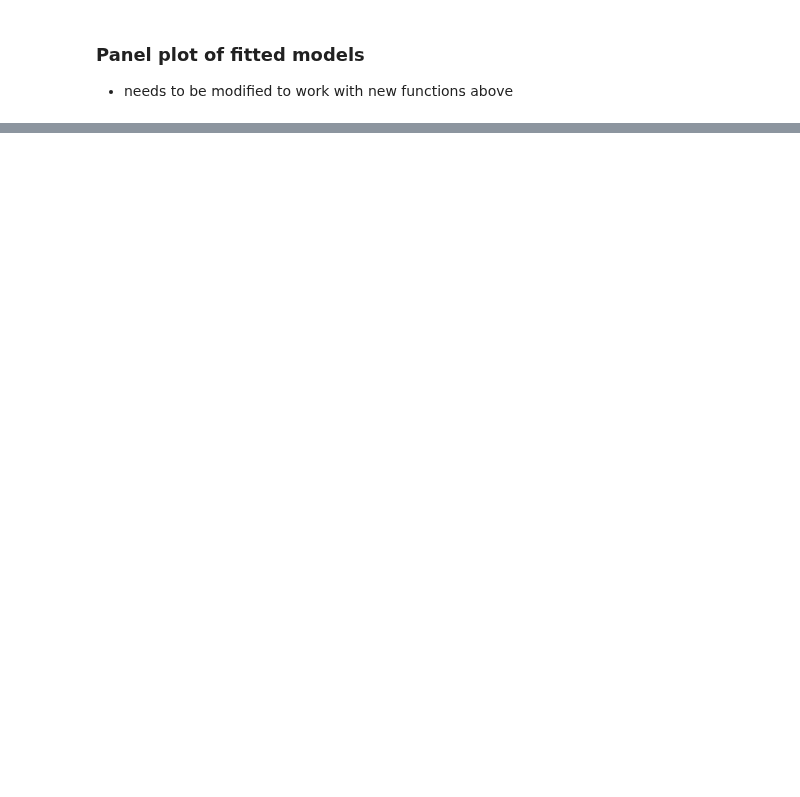
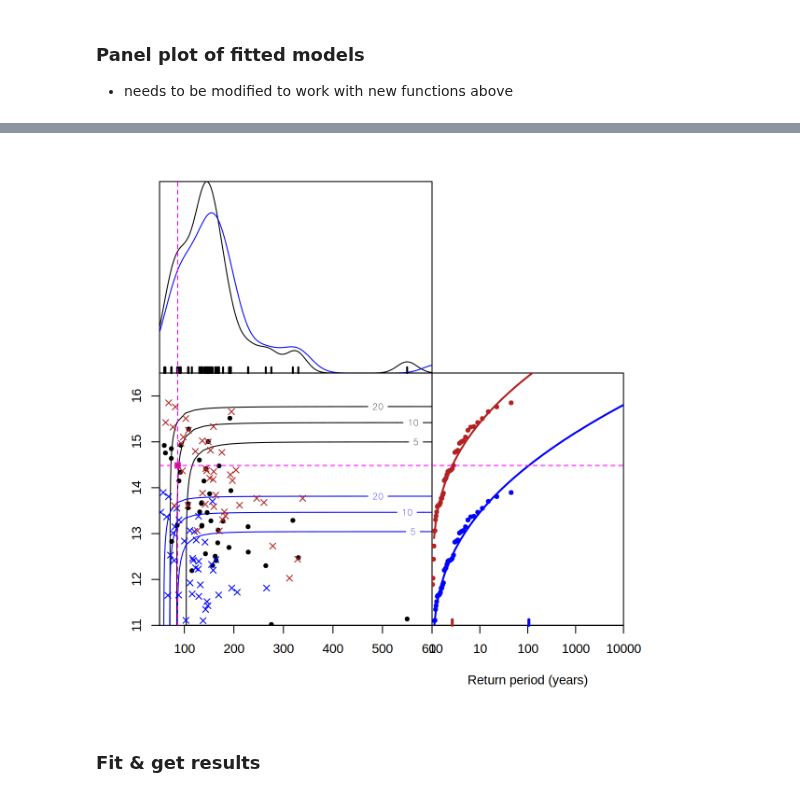
Before and after one commit to clairbarnes/wwa-archive, a Jupyter notebook: 23-03_EA-drought/EA_drought_1R_observations.ipynb, the cells around one changed output, grey strips where cells are left out. Drawn from its saved outputs; the diff is of its cells as text; code cells hidden in the pictures; blank space fills up the shorter version.

```diff
--- a/23-03_EA-drought/EA_drought_1R_observations.ipynb
+++ b/23-03_EA-drought/EA_drought_1R_observations.ipynb
@@ -355,0 +119,46 @@ Warning message in rug(df$pr_ond, lwd = 2):
+# %%
+rc = c(1,1); w = 6; h = w; options(repr.plot.width = rc[2]*w, repr.plot.height = rc[1]*h, repr.plot.res = 200); par(mfrow = rc, pch = 20, xaxs = "i", yaxs = "i")
+layout(matrix(c(1,2,3,4),2,2), widths = c(3,2), heights = c(2,3))
+
+xrange = c(50,600)
+yrange = c(11,16.5)
+
+par(mar = c(0,4.1,2.1,0))
+plot(density(mdl_pr$x), xaxt = "n", yaxt = "n", xlab = "", xlim = xrange, ylab = "", main = "", col = "black")
+rug(mdl_pr$x, lwd = 2)
+lines(density(map_from_u(map_to_u(mdl_pr), mdl_pr, cov1 = df$gmst[df$year == 2022])), xaxt = "n", yaxt = "n", xlab = "", xlim = xrange, ylab = "", main = "", col = "blue")
+abline(v = mdl_pr$x[df$year == "2022"], col = "magenta", lty = 2)
+# plot_returnperiods(mdl_pr, cov1 = df$gmst[df$year == 2022], cov2 = df$gmst[df$year == 2022] - 1.2, event_value = mdl_pr$x[df$year == 2022])
+
+par(mar = c(5.4,4.1,0,0))
+contour(copula_mesh(mdl_pr, mdl_tas, cfit, df$gmst[df$year == 2022], xrange = xrange, yrange = yrange), levels = 1/c(5,10,20), labels = c(5,10,20))
+contour(copula_mesh(mdl_pr, mdl_tas, cfit, df$gmst[df$year == 2022] - 1.2, xrange = xrange, yrange = yrange), levels = 1/c(5,10,20), labels = c(5,10,20), col = "blue", add = T)
+points(mdl_pr$x, mdl_tas$x, pch = 20)
+points(mdl_pr$x[df$year == 2022], mdl_tas$x[df$year == 2022], pch = 20, col = "magenta", cex = 1.5)
+abline(v = mdl_pr$x[df$year == 2022], h = mdl_tas$x[df$year == 2022], col = "magenta", lty = 2)
+
+points(map_from_u(map_to_u(mdl_pr), mdl_pr, df$gmst[df$year == 2022] - 1.2), map_from_u(map_to_u(mdl_tas), mdl_tas, df$gmst[df$year == 2022] - 1.2), pch = 4, col = "blue")
+points(map_from_u(map_to_u(mdl_pr), mdl_pr, df$gmst[df$year == 2022]), map_from_u(map_to_u(mdl_tas), mdl_tas, df$gmst[df$year == 2022] ), pch = 4, col = "firebrick")
+
+
+plot.new()
+# par(mar = c(0,0,2.1,2.1))
+# contour(MASS::kde2d(map_to_u(mdl_pr), map_to_u(mdl_tas)), col = "skyblue", main = "", xaxt = "n", yaxt = "n")
+# points(map_to_u(mdl_pr), map_to_u(mdl_tas), pch = 4, col = "cornflowerblue")
+# contour(cfit, dCopula, add = T)
+
+par(mar = c(5.4,0,0,2.1))
+# plot.new()
+# dns <- density(mdl_tas$x)
+# dns_hist <- density(map_from_u(map_to_u(mdl_tas), mdl_tas, cov1 = df$gmst[df$year == 2022]))
+# plot(dns$y, dns$x, yaxt = "n", xaxt = "n", xlab = "", ylim = yrange, type = "l", col = "black", xlim = range(c(dns$y, dns_hist$y)))
+# rug(mdl_tas$x, side = 2, lwd = 2)
+# abline(h = mdl_tas$x[df$year == "2022"], col = "magenta", lty = 2)
+# lines(dns_hist$y, dns_hist$x, col = "blue")
+plot_returnperiods(mdl_tas, cov1 = df$gmst[df$year == 2022], cov2 = df$gmst[df$year == 2022] - 1.2, event_value = mdl_tas$x[df$year == 2022], legend_pos = NA, yaxt = "n", ylim = yrange)
+
+# probably better to replot with CDF on each axis? Or return level plot?
+# %% [output]
+[figure, added]
+# %% [markdown]
+### **Fit & get results**
```
Also changed, not shown: parts of 14 cells of this notebook, 1 other file.
